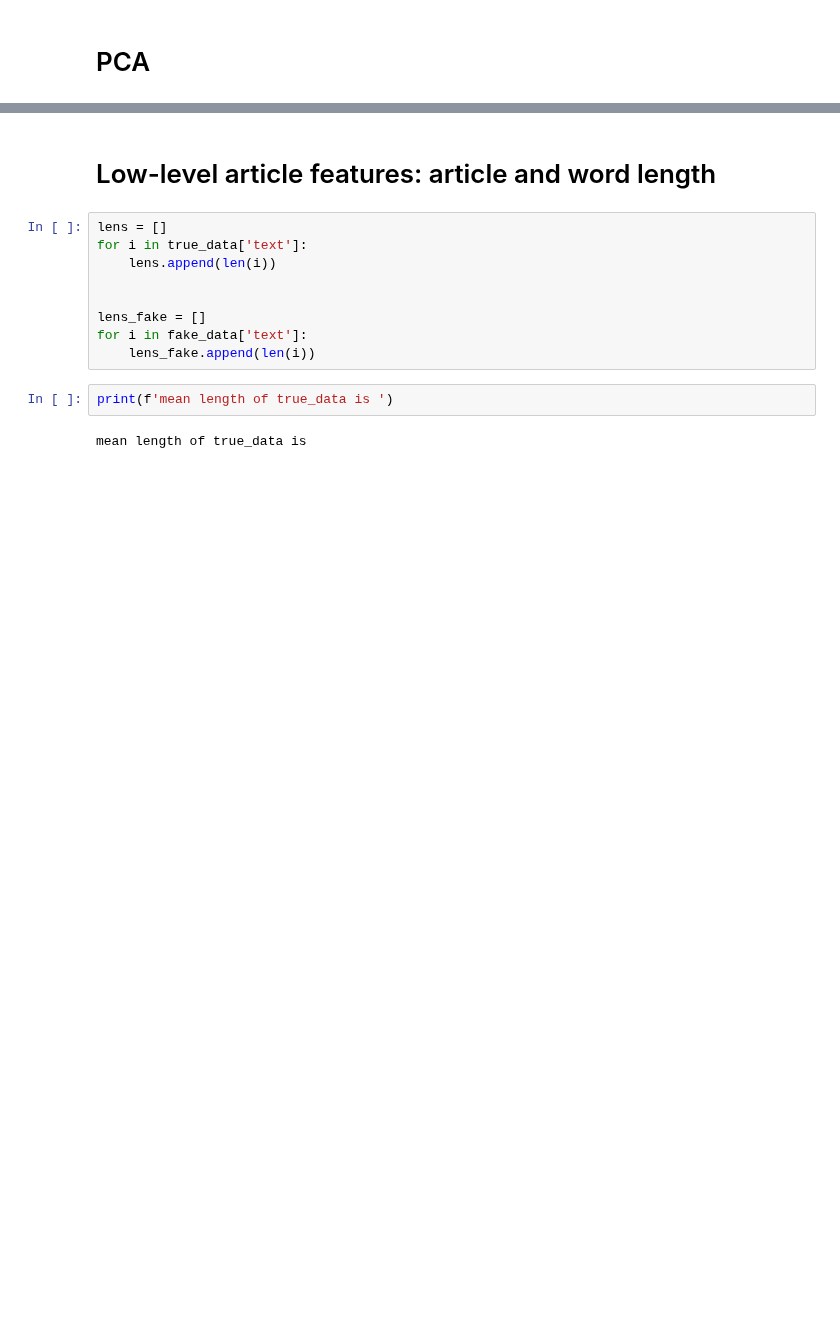
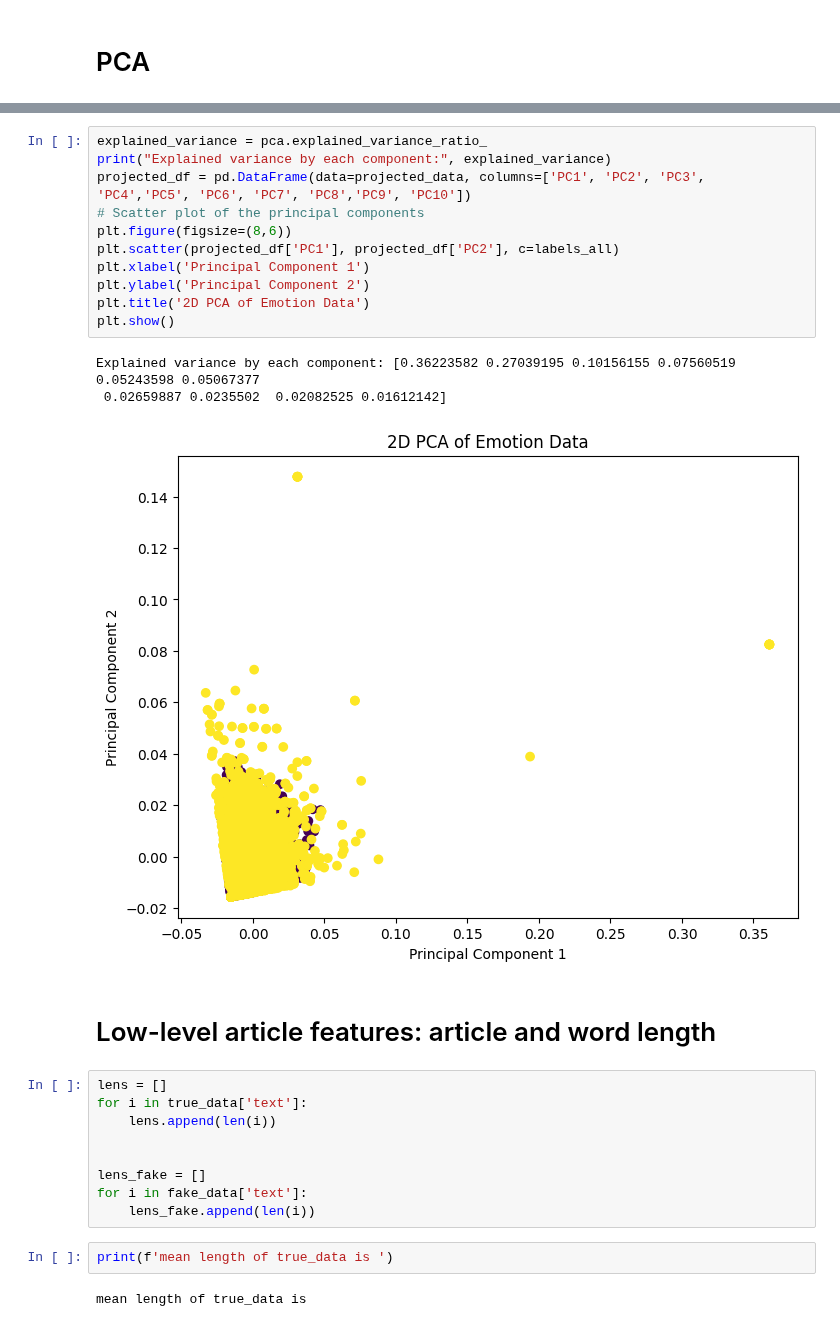
Before and after one commit to AdamLoydHarris/NLP_fake-news, a Jupyter notebook: Code/nlp_notebook.ipynb, the cells around one changed output, grey strips where cells are left out. Saved outputs shown, nothing was run; the diff lists cells and outputs as text; blank space fills up the shorter version.

```diff
--- a/Code/nlp_notebook.ipynb
+++ b/Code/nlp_notebook.ipynb
@@ -433,3 +359,18 @@ array([[-1.90867962e+02, -1.03081550e+01, -1.62668715e+01,
+# %%
+explained_variance = pca.explained_variance_ratio_
+print("Explained variance by each component:", explained_variance)
+projected_df = pd.DataFrame(data=projected_data, columns=['PC1', 'PC2', 'PC3', 'PC4','PC5', 'PC6', 'PC7', 'PC8','PC9', 'PC10'])
+# Scatter plot of the principal components
+plt.figure(figsize=(8,6))
+plt.scatter(projected_df['PC1'], projected_df['PC2'], c=labels_all)
+plt.xlabel('Principal Component 1')
+plt.ylabel('Principal Component 2')
+plt.title('2D PCA of Emotion Data')
+plt.show()
+# %% [output]
+Explained variance by each component: [0.36223582 0.27039195 0.10156155 0.07560519 0.05243598 0.05067377
+ 0.02659887 0.0235502  0.02082525 0.01612142]
+[figure, added]
 # %% [markdown]
 # Low-level article features: article and word length
 # %%
```
Also changed, not shown: parts of 13 cells of this notebook, 7 other files.
